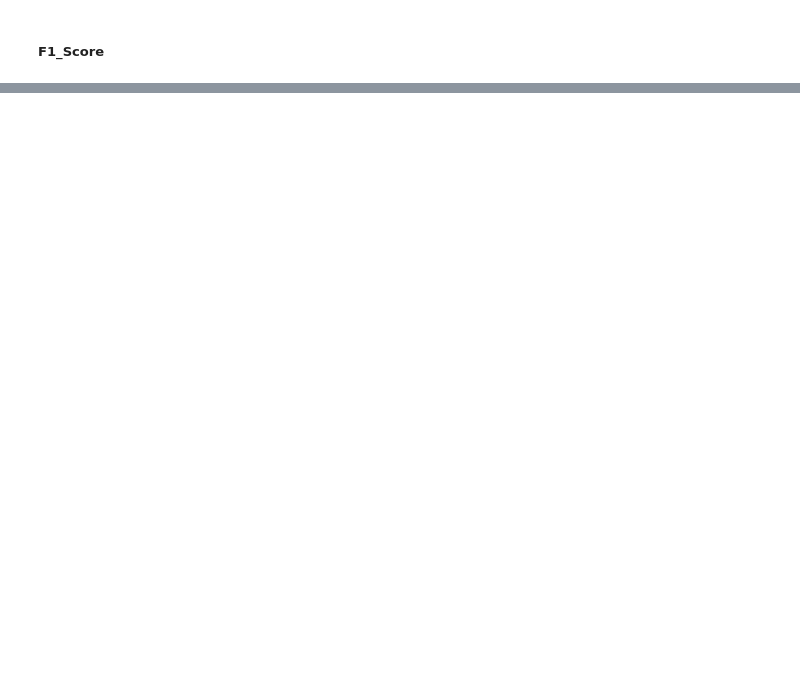
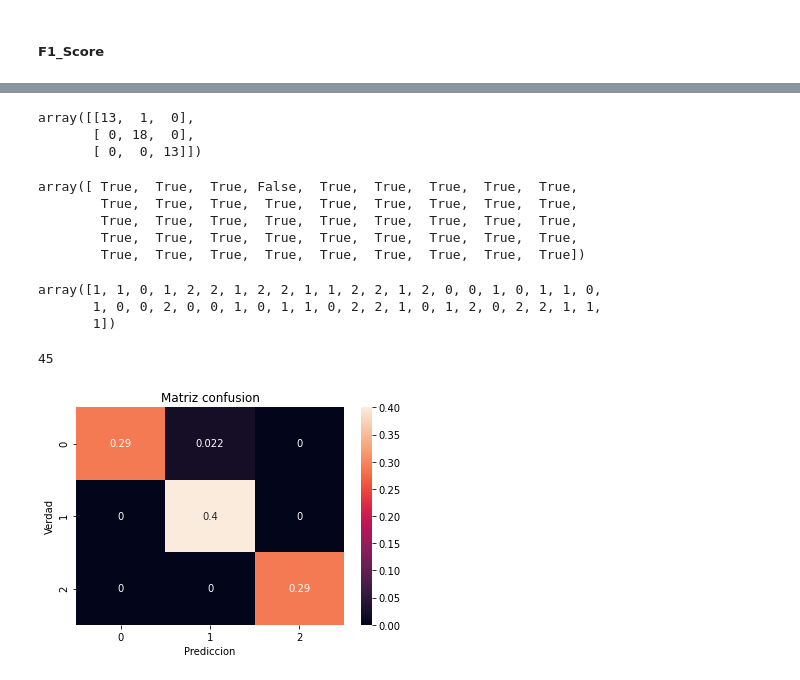
Before and after one commit to Pomilusky/apuntes_clase, a Jupyter notebook: semana_6/4.2 - Evaluacion.ipynb, the cells around one changed output, grey strips where cells are left out. Saved outputs shown, nothing was run; the diff lists cells and outputs as text; code cells hidden in the pictures; blank space fills up the shorter version.

```diff
--- a/semana_6/4.2 - Evaluacion.ipynb
+++ b/semana_6/4.2 - Evaluacion.ipynb
@@ -54,2 +109,13 @@ pertenecen al intervalo (-$\infty$, 1]
 # %% [markdown]
 ### Clasificación
+# %%
+from sklearn.datasets import load_wine
+from sklearn.ensemble import RandomForestClassifier as RFC
+
+data=load_wine()
+
+X_train, X_test, y_train, y_test=tts(data.data, data.target)
+# %%
+rfc=RFC().fit(X_train, y_train)
+
+y_pred=rfc.predict(X_test)
@@ -79,3 +177,25 @@ pertenecen al intervalo (-$\infty$, 1]
 ##### Matriz de Confusión
 
 ![conf_matrix](images/conf_matrix.jpeg)
+# %%
+from sklearn.metrics import confusion_matrix as cm
+
+cm(y_test, y_pred)
+# %% [output]
+array([[13,  1,  0],
+       [ 0, 18,  0],
+       [ 0,  0, 13]])
+# %%
+y_pred==y_test # busqueda de cual esta mal
+# %% [output]
+array([ True,  True,  True, False,  True,  True,  True,  True,  True,
+        True,  True,  True,  True,  True,  True,  True,  True,  True,
+        True,  True,  True,  True,  True,  True,  True,  True,  True,
+        True,  True,  True,  True,  True,  True,  True,  True,  True,
+        True,  True,  True,  True,  True,  True,  True,  True,  True])
+# %%
+y_pred
+# %% [output]
+array([1, 1, 0, 1, 2, 2, 1, 2, 2, 1, 1, 2, 2, 1, 2, 0, 0, 1, 0, 1, 1, 0,
+       1, 0, 0, 2, 0, 0, 1, 0, 1, 1, 0, 2, 2, 1, 0, 1, 2, 0, 2, 2, 1, 1,
+       1])
@@ -82,3 +206,16 @@ pertenecen al intervalo (-$\infty$, 1]
+# %%
+sum(sum(cm(y_test, y_pred)))
+# %% [output]
+45
+# %%
+ax=sns.heatmap(cm(y_test, y_pred)/sum(sum(cm(y_test, y_pred))), annot=True)
+
+plt.title('Matriz confusion')
+plt.ylabel('Verdad')
+plt.xlabel('Prediccion')
+plt.show();
+# %% [output]
+[figure, added]
 # %% [markdown]
 ##### ROC-AUC  (Característica operativa del receptor y área debajo de la curva)
 
```
Also changed, not shown: parts of 28 cells of this notebook, 2 other files.
